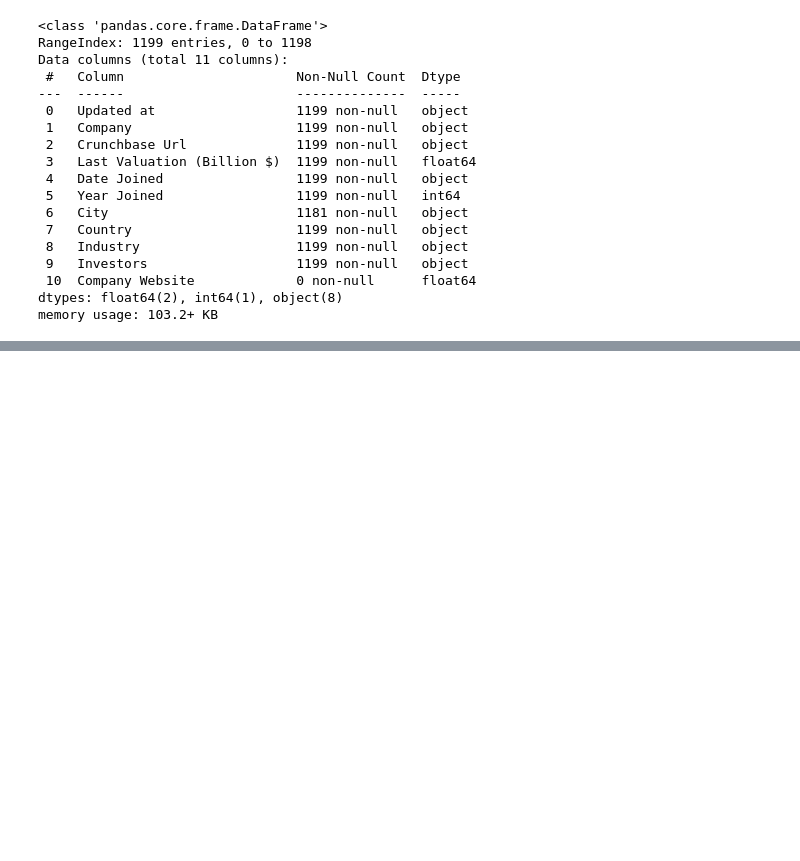
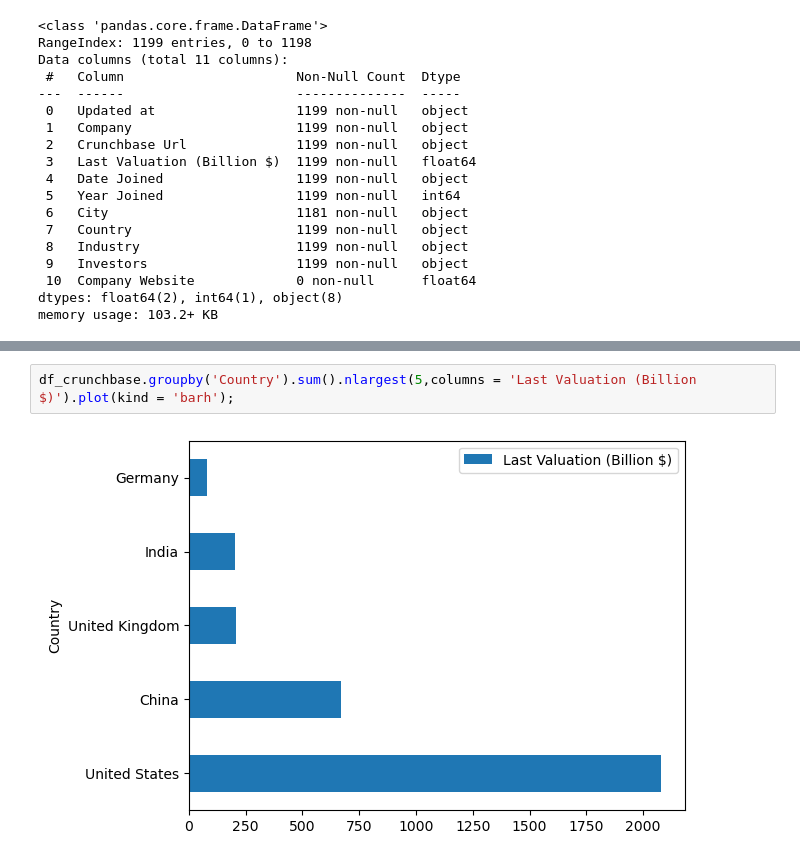
Before and after one commit to toluwabori/python_eda, a Jupyter notebook: Untitled.ipynb, the cells around one changed output, grey strips where cells are left out. Drawn from its saved outputs; the diff is of its cells as text; blank space fills up the shorter version.

```diff
--- a/Untitled.ipynb
+++ b/Untitled.ipynb
@@ -45,0 +154,4 @@ memory usage: 103.2+ KB
+# %%
+df_crunchbase.groupby('Country').sum().nlargest(5,columns = 'Last Valuation (Billion $)').plot(kind = 'barh');
+# %% [output]
+[figure, added]
```
Also changed, not shown: parts of 12 cells of this notebook.
